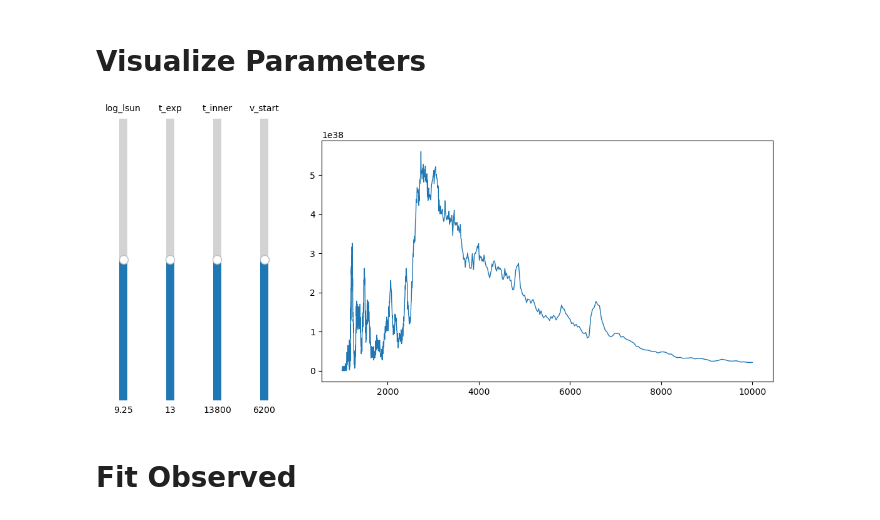
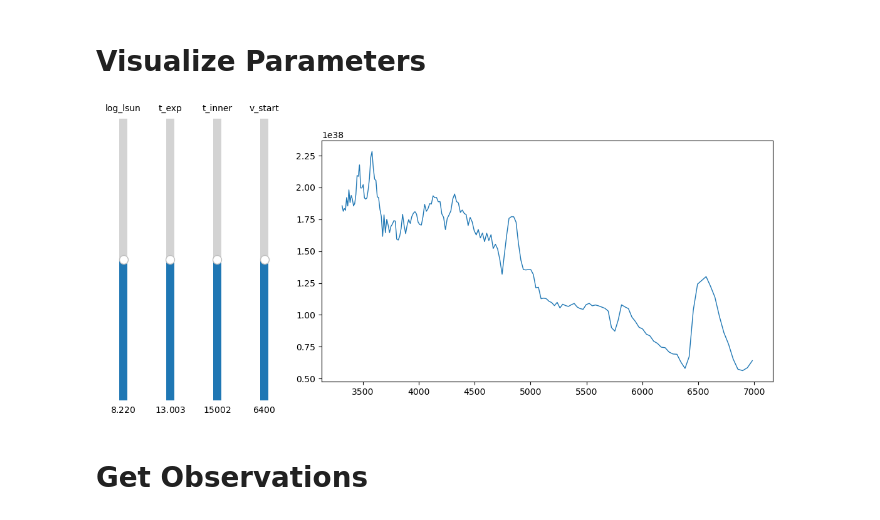
Before and after one commit to MichaelLukaszyk/iip-emulator, a Jupyter notebook: interpolator/interp.ipynb, the cells around one changed output. Cells and saved outputs as stored; diff of their text form; code cells hidden in the pictures.

```diff
--- a/interpolator/interp.ipynb
+++ b/interpolator/interp.ipynb
@@ -1,11 +1,22 @@
 # %% [markdown]
 # Prepare Data
+# %%
+# Settings
+import os
+folder_path_win = os.path.dirname('C:/Users/mikel/Desktop/5000_runs/')
+folder_path_wsl = os.path.dirname('/mnt/c/Users/mikel/Desktop/5000_runs/')
+folder_path = folder_path_win
+params_path = os.path.join(folder_path, 'parameters.log')
+
+# Parameters that will be interpolated over, order does not matter
+param_names = ['log_lsun', 't_exp', 't_inner', 'v_start']
+scale_range = 10**4
+max_wav = 7000
 # %%
 import matplotlib.pyplot as plt
 import astropy.units as u
 import pandas as pd
 import numpy as np
-import os
 from IPython.display import display
 %matplotlib widget
 
@@ -14,18 +25,11 @@ def show_active():
     display(fig)
     plt.close(fig)
 
-folder_path_win = os.path.dirname('C:/Users/mikel/Desktop/grid_output/')
-folder_path_wsl = os.path.dirname('/mnt/c/Users/mikel/Desktop/grid_output/')
-folder_path = folder_path_wsl
-runs_path = os.path.join(folder_path, '2020jfo.log')
-param_names = ['log_lsun', 't_exp', 't_inner', 'v_start']
-limits = [(np.min(X[name]), np.max(X[name])) for name in param_names]
-
 # Read data
-runs_df = pd.read_json(runs_path, lines=True)
+params_df = pd.read_json(params_path, lines=True)
 wav = None
 seds = []
-for run in runs_df.itertuples():
+for run in params_df.itertuples():
     sed_df = pd.read_csv(os.path.join(folder_path, str(run.id) + '_sed.csv'))
     seds.append(sed_df['L_density'].values)
     if wav is None:
@@ -34,8 +38,10 @@ for run in runs_df.itertuples():
 # Prepare for interpolation
 def convert(v):
     return u.Quantity(v).value
-X = runs_df.drop('id', axis=1).reset_index(drop=True).map(convert)
+X = params_df[param_names].map(convert)
 y = np.array(seds)
+limits = [(np.min(X[name]), np.max(X[name])) for name in param_names]
+fit_mask = wav < max_wav
 
 # Split data
 from sklearn.model_selection import train_test_split
@@ -161,43 +167,44 @@ mean mfe: 1.2e-02
 from matplotlib.widgets import Slider
 
 active_vals = np.mean(limits, axis=1)
+visualize_mask = (wav > 3311) & (wav < 7000)
 
 def recalc_y():
     X_mod = pd.DataFrame([active_vals], columns=param_names)
     #y_mod = model.predict(X_mod)[0]
     y_mod = interp(list(X_mod.values))[0]
-    return y_mod
+    return y_mod[visualize_mask]
 
 fig, ax = plt.subplots(figsize=(12, 5))
 fig.subplots_adjust(left=0.3)
-line, = ax.plot(wav, recalc_y(), lw=1)
+line, = ax.plot(wav[visualize_mask], recalc_y(), lw=1)
 fig.canvas.toolbar_position = 'bottom'
 sliders = []
 
 for index, name in enumerate(param_names):
     ax_slider = fig.add_axes([0.025 + 0.25 * index / 4, 0.05, 0.0225, 0.9])
     slider = Slider(
         ax=ax_slider,
         label=param_names[index],
         valmin=limits[index][0],
         valmax=limits[index][1],
         valinit=active_vals[index],
         orientation='vertical'
     )
 
     def make_update(index):
         def update(val):
             active_vals[index] = val
             line.set_ydata(recalc_y())
             ax.relim()
             ax.autoscale_view()
             fig.canvas.draw_idle()
         return update
     slider.on_changed(make_update(index))
     sliders.append(slider)
 
 plt.show()
 # %% [output]
-[figure, old version]
+[figure, new version]
 # %% [markdown]
-# Fit Observed
+# Get Observations
```
Also changed, not shown: parts of 14 cells of this notebook, 21 other files.
